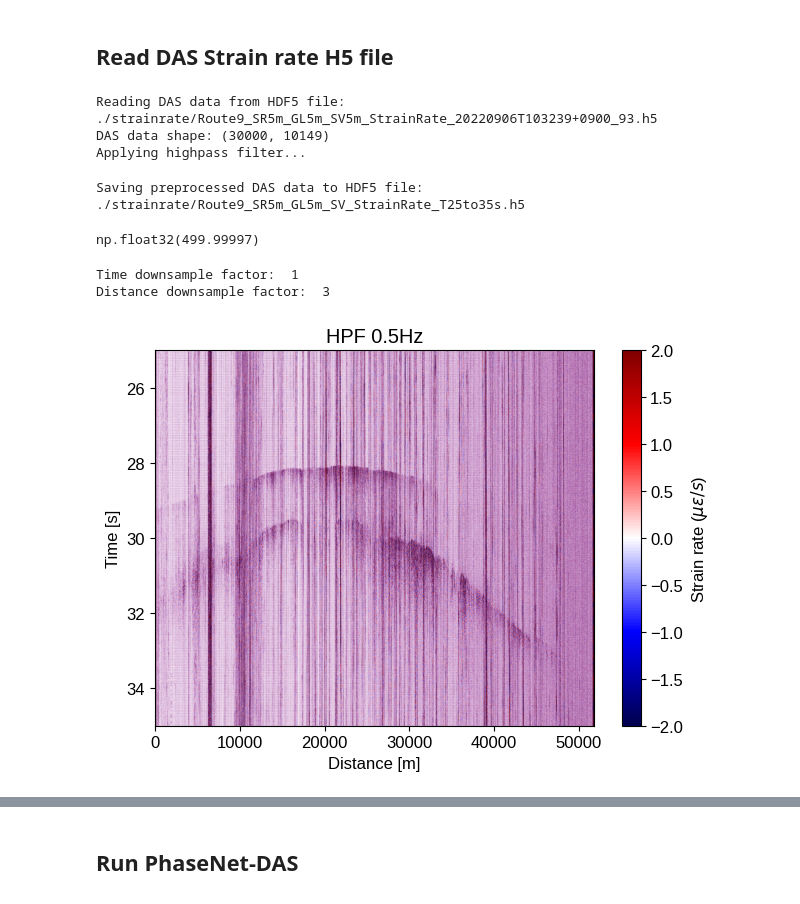
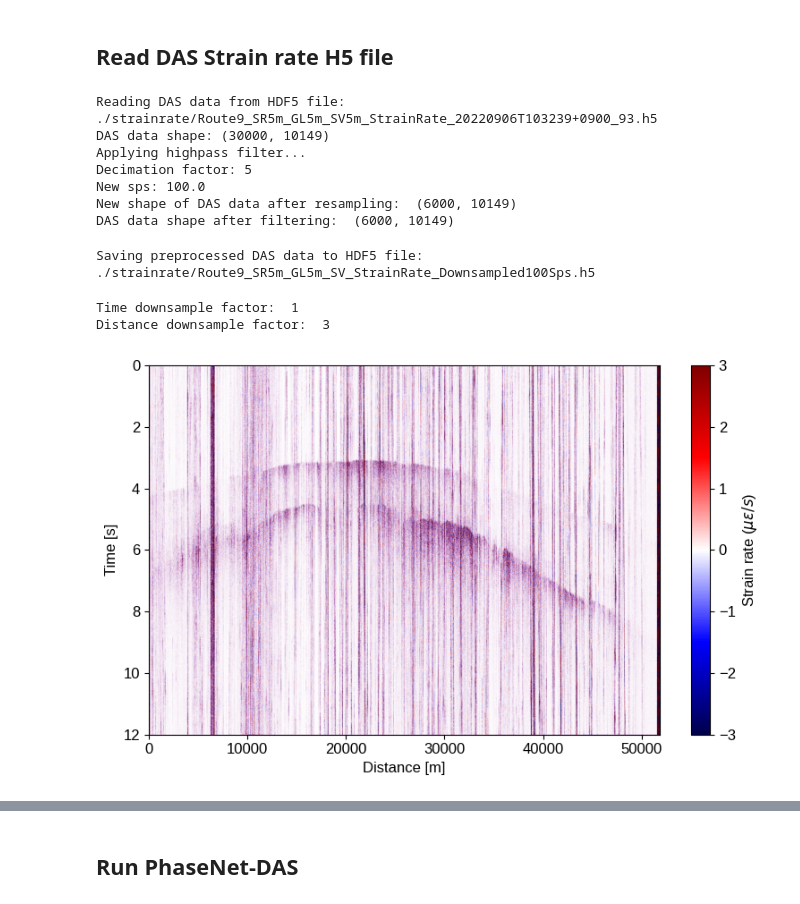
Before and after one commit to theinlinaung2010/EQNet, a Jupyter notebook: NbDasPhaseNet/nbdas_phasenet_test.ipynb, the cells around one changed output, grey strips where cells are left out. Saved outputs shown, nothing was run; the diff lists cells and outputs as text; code cells hidden in the pictures.

```diff
--- a/NbDasPhaseNet/nbdas_phasenet_test.ipynb
+++ b/NbDasPhaseNet/nbdas_phasenet_test.ipynb
@@ -8,7 +8,7 @@ rcParams['font.size'] = 12
 rcParams['figure.autolayout'] = True
 rcParams["savefig.bbox"] = 'tight'
 rcParams["savefig.format"] = 'png'
-rcParams["savefig.dpi"] = 300
+rcParams["savefig.dpi"] = 150
 rcParams["grid.linestyle"] = '--'
 
 # from matplotlib_inline import backend_inline
@@ -28,6 +31,7 @@ from NbDas import DasData
 ## Read DAS Strain rate H5 file
 # %%
 h5_filepath = "./strainrate/Route9_SR5m_GL5m_SV5m_StrainRate_20220906T103239+0900_93.h5"
+
 h5_file = h5py.File(h5_filepath, "r")
 
 print("Reading DAS data from HDF5 file: ", h5_filepath)
@@ -44,40 +48,82 @@ print("Applying highpass filter...")
 das_data = utils.sos_highpass_filter(das_data, 3, cutf=0.5, fs=1/time_sampling_interval)
 
 # cut time from 20s to 40s
-das_data, time_series = utils.crop_das_time_range(das_data, time_series, (25, 35))
+# das_data, time_series = utils.crop_das_time_range(das_data, time_series, (25, 25+12+time_sampling_interval))
 # das_data, dist_series = utils.crop_das_distance_range(das_data, dist_series, (0, 30000))
 
+time_sampling_interval = (time_series[1] - time_series[0]).round(6)
+spatial_sampling_interval = (dist_series[1] - dist_series[0]).round(6)
+sps = (1/time_sampling_interval).round(6)
+
+RESAMPLE = True
+candidate_sps = 100  # required sampling rate in Sps (Actual, updated sps may be different after resampling)
+
+if sps > candidate_sps and RESAMPLE:
+    decimation_factor = int(sps/candidate_sps)
+
+    from scipy.signal import decimate
+    print(f"Decimation factor: {decimation_factor}")
+
+    # simple downsample by decimation (caution: may cause aliasing)
+    # das_data = das_data[::decimation_factor, :]
+
+    das_data = decimate(das_data, decimation_factor, axis=0, zero_phase=True)
+    # update distance and time series
+    sps = sps / decimation_factor
+    time_sampling_interval = 1 / sps
+
+    print(f"New sps: {sps}")
+    print("New shape of DAS data after resampling: ", das_data.shape)
+
+# set beginning time to zero
+time_series = np.arange(0, das_data.shape[0]*time_sampling_interval, time_sampling_interval)
+
 das_data = DasData(das_data, spatial_sampling_interval, time_sampling_interval, dist_series, time_series)
+
+print("DAS data shape after filtering: ", das_data.data.shape)
 # %% [output]
 Reading DAS data from HDF5 file:  ./strainrate/Route9_SR5m_GL5m_SV5m_StrainRate_20220906T103239+0900_93.h5
 DAS data shape: (30000, 10149)
 Applying highpass filter...
+Decimation factor: 5
+New sps: 100.0
+New shape of DAS data after resampling:  (6000, 10149)
+DAS data shape after filtering:  (6000, 10149)
 # %%
 # save the preprocessed DAS data to a new HDF5 file
-new_file_name = "Route9_SR5m_GL5m_SV_StrainRate_T25to35s.h5"
+if RESAMPLE:
+    new_file_name = f"Route9_SR5m_GL5m_SV_StrainRate_Downsampled{int(sps)}Sps.h5"
+else:
+    new_file_name = "Route9_SR5m_GL5m_SV_StrainRate_Cropped.h5"
+
 output_h5_filepath = "./strainrate/" + new_file_name
 print("Saving preprocessed DAS data to HDF5 file: ", output_h5_filepath)
 
 new_h5_file = h5py.File(output_h5_filepath, "w")
 
-dset_write = new_h5_file.create_dataset("Acoustic", data=das_data.data)
+dset_write = new_h5_file.create_dataset("Acoustic", data=das_data.data, dtype=np.float32)
 
 # copy attributes
 for attr in h5_file["Acoustic"].attrs:
     dset_write.attrs[attr] = h5_file["Acoustic"].attrs[attr]
+# set new attributes
+dset_write.attrs["TimeSamplingInterval(seconds)"] = time_sampling_interval.astype(np.float32)
+dset_write.attrs["SpatialSamplingInterval"] = spatial_sampling_interval.astype(np.float32)
+dset_write.attrs["InterrogationRate(Hz)"] = sps.astype(np.float32)
+dset_write.attrs["StartPosition"] = dist_series[0].astype(np.float32)
+dset_write.attrs["StopPosition"] = dist_series[-1].astype(np.float32)
 
 new_h5_file.close()
-h5_file.close()
+# h5_file.close()
 # %% [output]
-Saving preprocessed DAS data to HDF5 file:  ./strainrate/Route9_SR5m_GL5m_SV_StrainRate_T25to35s.h5
+Saving preprocessed DAS data to HDF5 file:  ./strainrate/Route9_SR5m_GL5m_SV_StrainRate_Downsampled100Sps.h5
-# %%
-1/time_sampling_interval
-# %% [output]
-np.float32(499.99997)
 # %%
-das_data.plot_data(cmap="seismic", title="HPF 0.5Hz", vmin=-2, vmax=2)
+plt.figure(figsize=(8, 5))
+das_data.plot_data(cmap="seismic", vmin=-3, vmax=3)
 plt.grid(False)
+plt.savefig(f"./figures/{new_file_name.replace('.h5', '.png')}")
+plt.show()
 # %% [output]
 Time downsample factor:  1
 Distance downsample factor:  3
-[figure, old version]
+[figure, new version]
```
Also changed, not shown: parts of 15 cells of this notebook, 31 other files.
